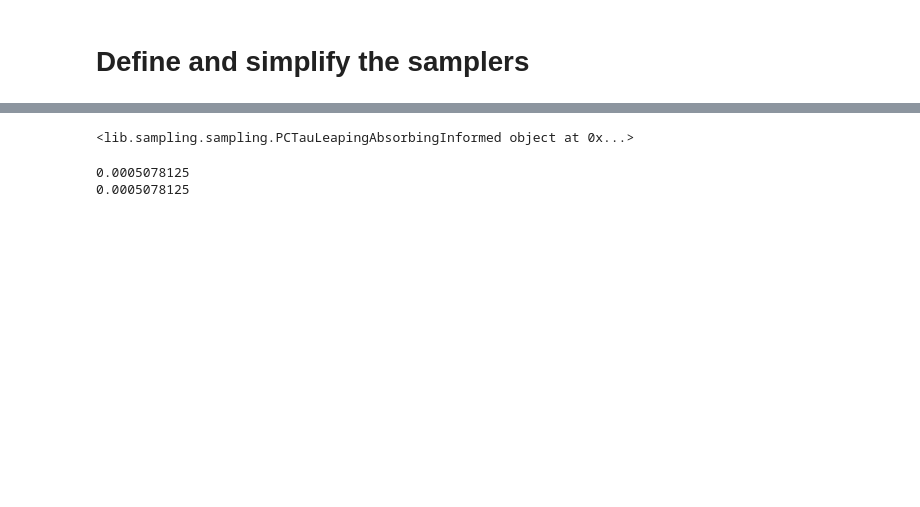
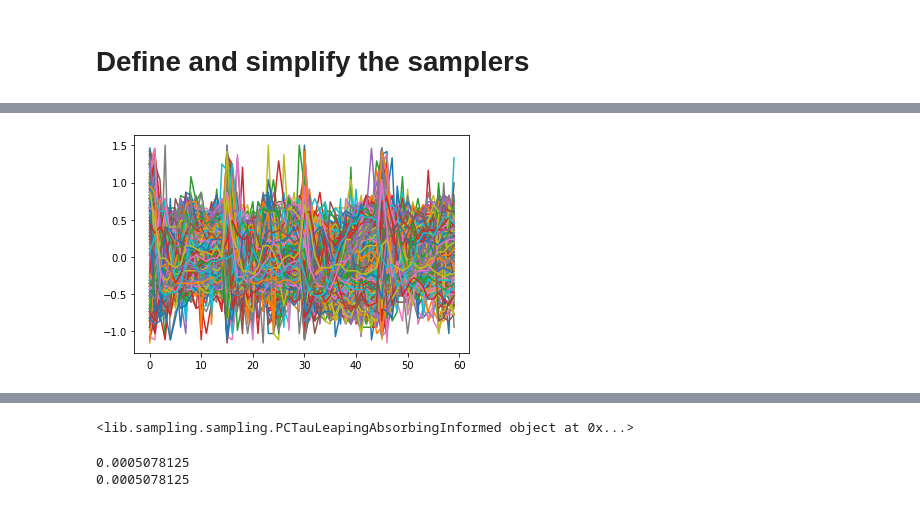
Before and after one commit to matthew9671/tauLDR, a Jupyter notebook: notebooks/eval_countdown.ipynb, the cells around one changed output, grey strips where cells are left out. Saved outputs shown, nothing was run; the diff lists cells and outputs as text; code cells hidden in the pictures; blank space fills up the shorter version.

```diff
--- a/notebooks/eval_countdown.ipynb
+++ b/notebooks/eval_countdown.ipynb
@@ -295,0 +405,5 @@ ImportError: cannot import name 'PCTauLeapingAbsorbingInformed' from 'lib.sampli
+# %%
+for i in range(500):
+    plt.plot(samples_scaled[i])
+# %% [output]
+[figure, added]
```
Also changed, not shown: parts of 23 cells of this notebook, 13 other files.
